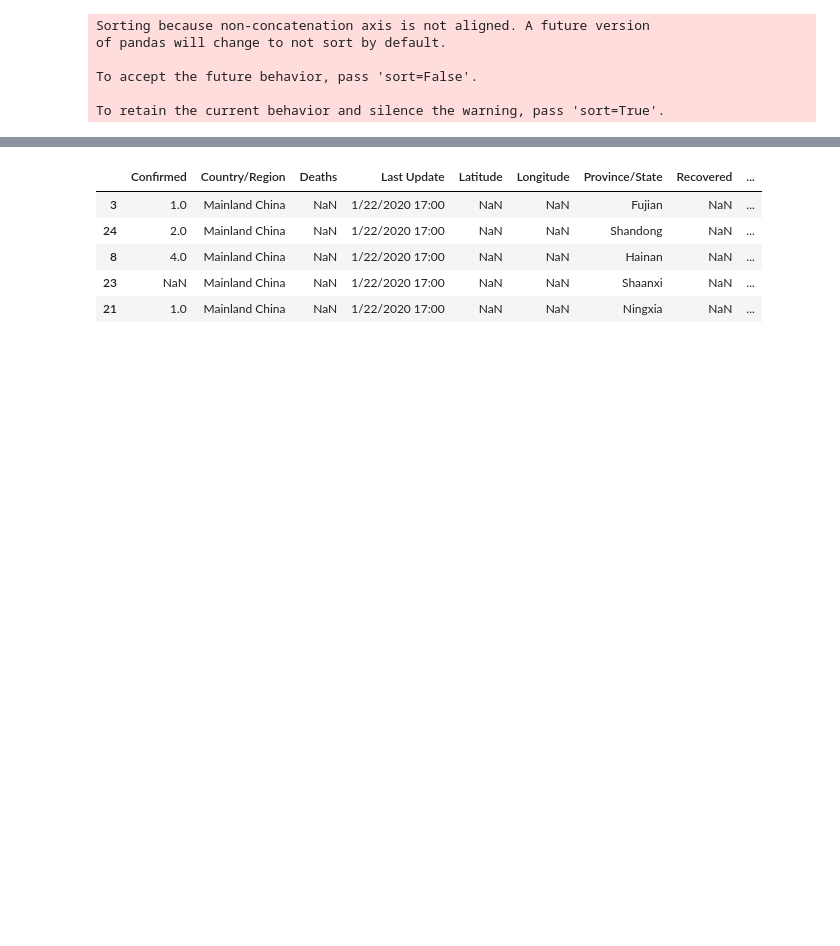
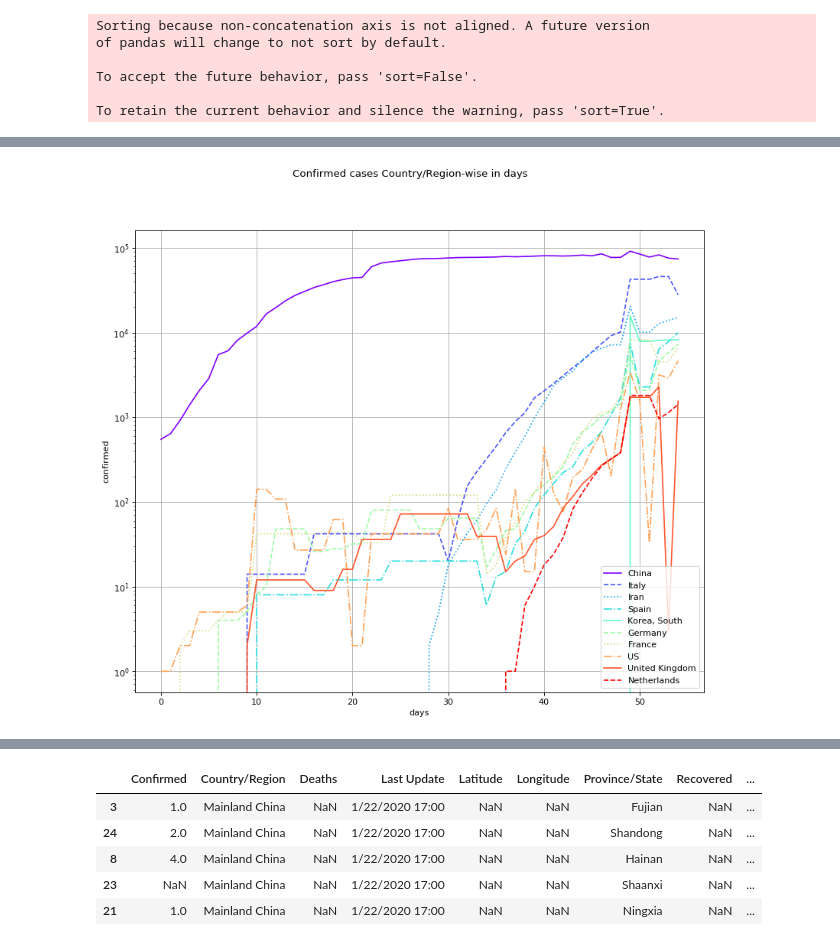
Before and after one commit to merskiZ/COVID-19, a Jupyter notebook: workbooks/Data_Analysis.ipynb, the cells around one changed output, grey strips where cells are left out. Drawn from its saved outputs; the diff is of its cells as text; code cells hidden in the pictures; blank space fills up the shorter version.

```diff
--- a/workbooks/Data_Analysis.ipynb
+++ b/workbooks/Data_Analysis.ipynb
@@ -123,0 +137,98 @@ ax.legend(['CFR'])
+# %%
+# nation wise, try to select top N countries
+N = 10
+latest_date = df['update_date'].max()
+df_last_day = df[df['update_date'] == latest_date]
+
+df_statewise = df_last_day.groupby(by='Country/Region')
+
+count_confirmed = {}
+for country, frame in df_statewise:
+    total_confirmed = frame['Confirmed'].sum()
+    count_confirmed[country] = total_confirmed
+
+confirmed_sorted = {k: v for k, v in sorted(count_confirmed.items(), key=lambda item: item[1], reverse=True)}
+state_selected = list(confirmed_sorted.keys())[: N]
+
+# gather plotting data in country wise
+state_daywise = {}
+dates = list(df['update_date'].unique())
+for i, date in enumerate(dates):
+    df_date = df[df['update_date'] == date]
+    for j, state in enumerate(state_selected):
+        if state not in state_daywise:
+            state_daywise[state] = {'Confirmed': [],
+                                    'Recovered': [],
+                                    'Deaths': [],
+                                    'CFR': []}
+
+        df_state = df_date[df_date['Country/Region'] == state]
+        if df_state.shape[0] == 0:
+            state_daywise[state]['Confirmed'].append(0 if len(state_daywise[state]['Confirmed']) == 0 else state_daywise[state]['Confirmed'][-1])
+            state_daywise[state]['Recovered'].append(0 if len(state_daywise[state]['Recovered']) == 0 else state_daywise[state]['Recovered'][-1])
+            state_daywise[state]['Deaths'].append(0 if len(state_daywise[state]['Deaths']) == 0 else state_daywise[state]['Deaths'][-1])
+            state_daywise[state]['CFR'].append(0 if len(state_daywise[state]['CFR']) == 0 else state_daywise[state]['CFR'][-1])
+        else:
+            state_daywise[state]['Confirmed'].append(df_state['Confirmed'].sum())
+            state_daywise[state]['Recovered'].append(df_state['Recovered'].sum())
+            state_daywise[state]['Deaths'].append(df_state['Deaths'].sum())
+            state_daywise[state]['CFR'].append(min(1., df_state['Deaths'].sum() / df_state['Confirmed'].sum()))
+
+# plot confirmed cases
+color = cm.rainbow(np.linspace(0,1,N))
+line_styles = ['-', '--', ':', '-.']
+fig, ax = plt.subplots(1, sharex=True, figsize=(12, 10),
+                       dpi= 80, facecolor='w', edgecolor='k')
+ax.set_yscale('log')
+ax.set_prop_cycle(cycler('color', color))
+xs = list(range(df['update_date'].unique().shape[0]))
+for i, key in enumerate(state_daywise.keys()):
+    ys = state_daywise[key]['Confirmed']
+    ax.plot(xs, ys, line_styles[i % len(line_styles)])
+ax.legend(state_daywise.keys())
+ax.set(xlabel='days', ylabel='confirmed')
+ax.grid()
+fig.suptitle('Confirmed cases Country/Region-wise in days')
+
+# plot recovered cases
+fig, ax = plt.subplots(1, sharex=True, figsize=(12, 10),
+                       dpi= 80, facecolor='w', edgecolor='k')
+ax.set_yscale('log')
+ax.set_prop_cycle(cycler('color', color))
+xs = list(range(df['update_date'].unique().shape[0]))
+for i, key in enumerate(state_daywise.keys()):
+    ys = state_daywise[key]['Recovered']
+    ax.plot(xs, ys, line_styles[i % len(line_styles)])
+ax.legend(state_daywise.keys())
+ax.set(xlabel='days', ylabel='recovered')
+ax.grid()
+fig.suptitle('Recovered cases Country/Region-wise in days')
+
+# plot deaths cases
+fig, ax = plt.subplots(1, sharex=True, figsize=(12, 10),
+                       dpi= 80, facecolor='w', edgecolor='k')
+ax.set_yscale('log')
+ax.set_prop_cycle(cycler('color', color))
+xs = list(range(df['update_date'].unique().shape[0]))
+for i, key in enumerate(state_daywise.keys()):
+    ys = state_daywise[key]['Deaths']
+    ax.plot(xs, ys, line_styles[i % len(line_styles)])
+ax.legend(state_daywise.keys())
+ax.set(xlabel='days', ylabel='deaths')
+ax.grid()
+fig.suptitle('Death cases Country/Region-wise in days')
+
+# plot cfr cases
+fig, ax = plt.subplots(1, sharex=True, figsize=(12, 10),
+                       dpi= 80, facecolor='w', edgecolor='k')
+ax.set_ylim(0, 0.10)
+ax.set_prop_cycle(cycler('color', color))
+xs = list(range(df['update_date'].unique().shape[0]))
+for i, key in enumerate(state_daywise.keys()):
+    ys = state_daywise[key]['CFR']
+    ax.plot(xs, ys, line_styles[i % len(line_styles)])
+ax.legend(state_daywise.keys())
+ax.set(xlabel='days', ylabel='case fatality rate')
+ax.grid()
+fig.suptitle('Case Fatality Rate Country/Region-wise in days')
+# %% [output]
@@ -123,0 +236 @@ ax.legend(['CFR'])
+[figure, added]
```
Also changed, not shown: parts of 8 cells of this notebook.
